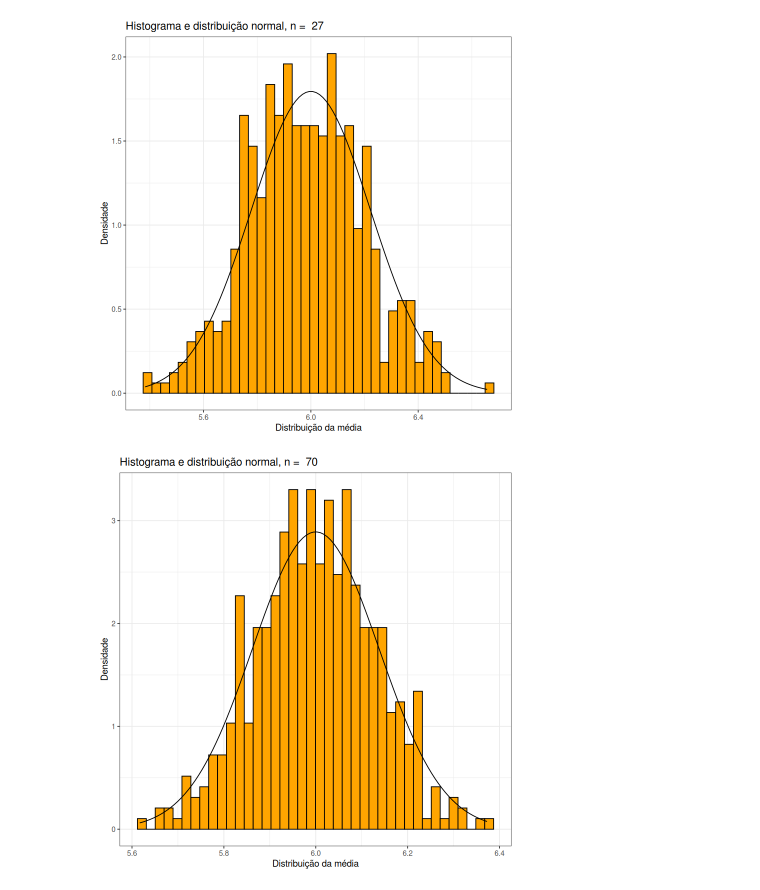
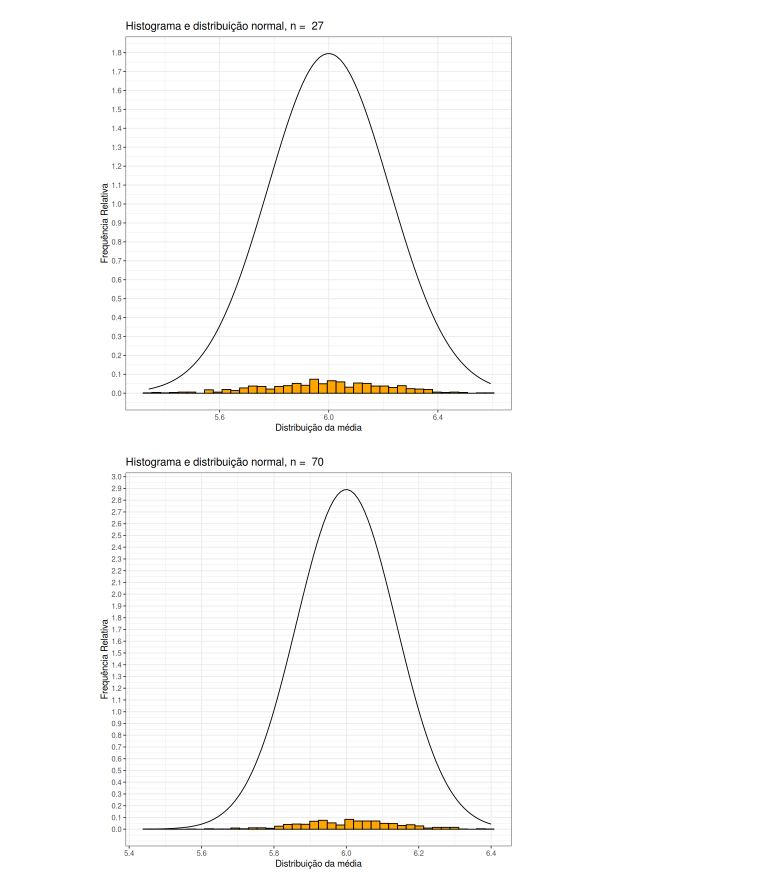
Before and after one commit to randomicecube/statistics-project-r, a Jupyter notebook: exercise-6.ipynb, the cells around one changed output. Saved outputs shown, nothing was run; the diff lists cells and outputs as text; code cells hidden in the pictures.

Commit message:
Fix ex6, density -> frequency

```diff
--- a/exercise-6.ipynb
+++ b/exercise-6.ipynb
@@ -24,11 +24,12 @@ for (n in n_values) {
   df <- data.frame(means)
   print(
     ggplot(df, aes(x = means)) +
-    geom_histogram(aes(y=..density..), color="black", fill="orange", bins=40) +
+    geom_histogram(aes(y=after_stat(count / sum(count))), color="black", fill="orange", bins=40) +
     stat_function(fun=dnorm, args=list(mean=expected_value, sd=calc_sd(n))) +
     theme_bw() +
-    labs(x = "Distribuição da média", y = "Densidade") +
-    ggtitle(paste("Histograma e distribuição normal, n = ", n))
+    labs(x = "Distribuição da média", y = "Frequência Relativa") +
+    ggtitle(paste("Histograma e distribuição normal, n = ", n)) +
+    scale_y_continuous(breaks = seq(0, 5, .1))
   )
 }
 # %% [output]
@@ -36,2 +37,2 @@ for (n in n_values) {
-[figure, old version]
+[figure, new version]
-[figure, old version]
+[figure, new version]
```
Also changed, not shown: parts of 1 cell of this notebook, 4 other files.
